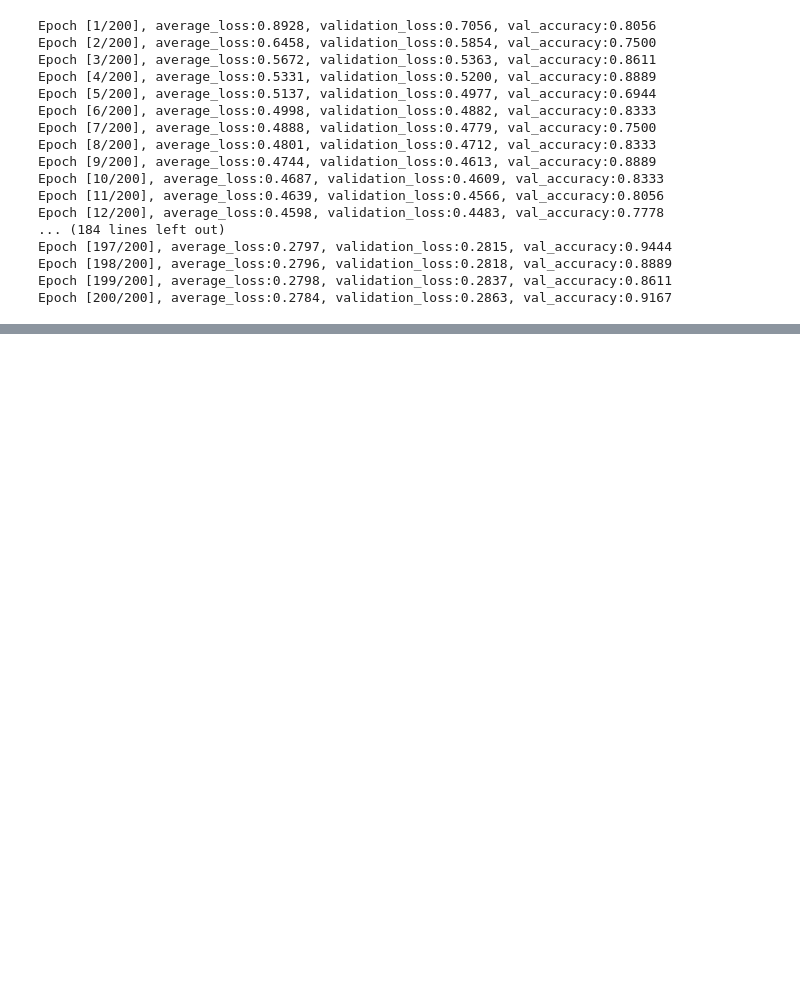
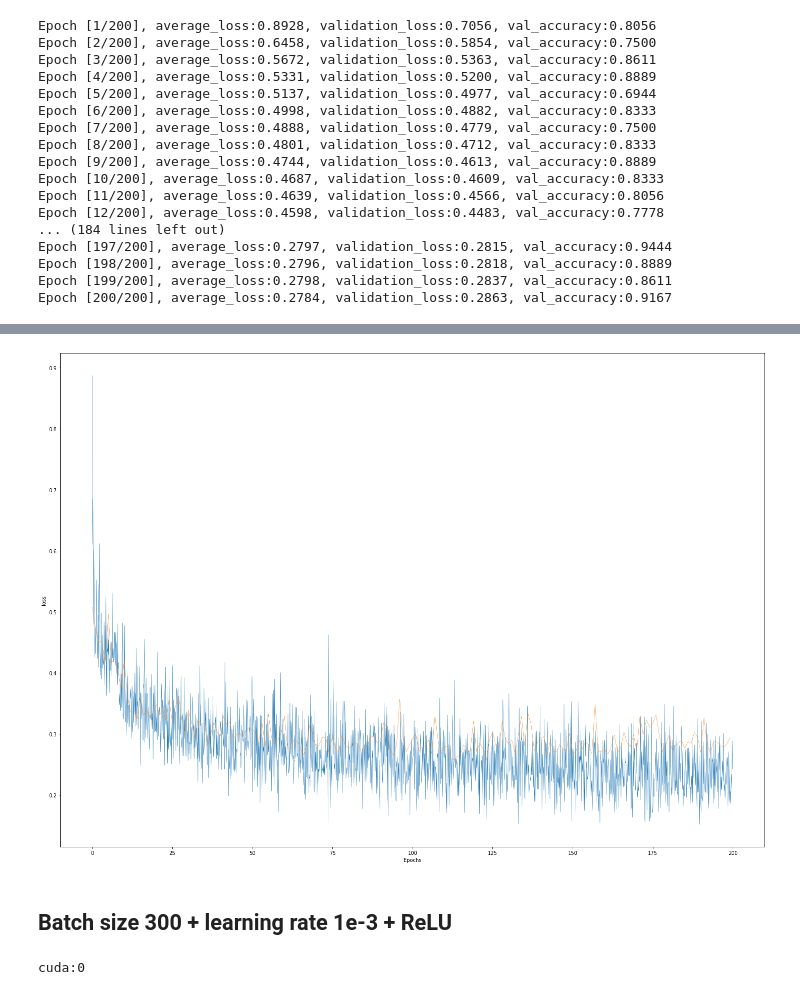
Before and after one commit to TheMrGhostman/Semi-supervised-Learning-with-VAE, a Jupyter notebook: Classification_models_with_Linear_layers.ipynb, the cells around one changed output, grey strips where cells are left out. Cells and saved outputs as stored; diff of their text form; code cells hidden in the pictures; blank space fills up the shorter version.

```diff
--- a/Classification_models_with_Linear_layers.ipynb
+++ b/Classification_models_with_Linear_layers.ipynb
@@ -455,0 +465,11 @@ plot_loss(m13)
+# %%
+model14 = DNN(n_layers=2, neurons=[160, 128, 64], output_dim=4, activation=nn.ReLU(), dropout=False)
+# %%
+m14 = Trainer(
+        model=model14,
+        optimizer=torch.optim.Adam(model14.parameters(), lr=1e-2),
+        loss_function=nn.CrossEntropyLoss(),
+        tensorboard=True,
+        model_name=None,
+        verbose=True
+        )
@@ -455,0 +498,6 @@ plot_loss(m13)
+# %%
+plot_loss(m14)
+# %% [output]
+[figure, added]
+# %% [markdown]
+## Batch size 300 + learning rate 1e-3 + ReLU
@@ -455,0 +509,11 @@ plot_loss(m13)
+# %%
+m15 = Trainer(
+        model=model15,
+        optimizer=torch.optim.Adam(model15.parameters(), lr=1e-3),
+        loss_function=nn.CrossEntropyLoss(),
+        tensorboard=True,
+        model_name=None,#"DNN_128-64_bs-300_lr-0.001_ReLU",
+        verbose=True
+        )
+# %% [output]
+cuda:0
```
Also changed, not shown: parts of 37 cells of this notebook, 4 other files.
